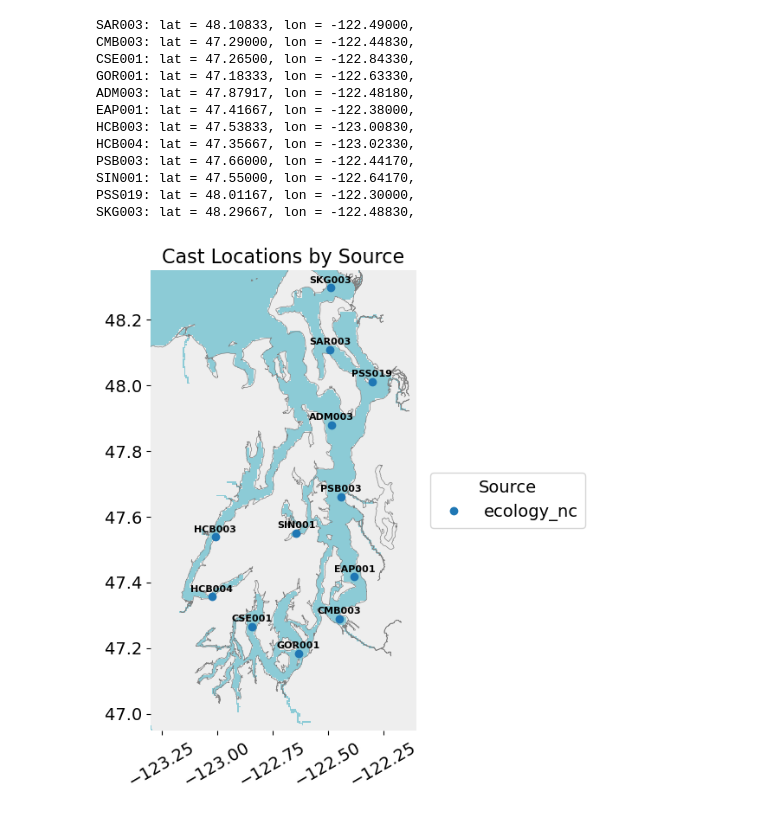
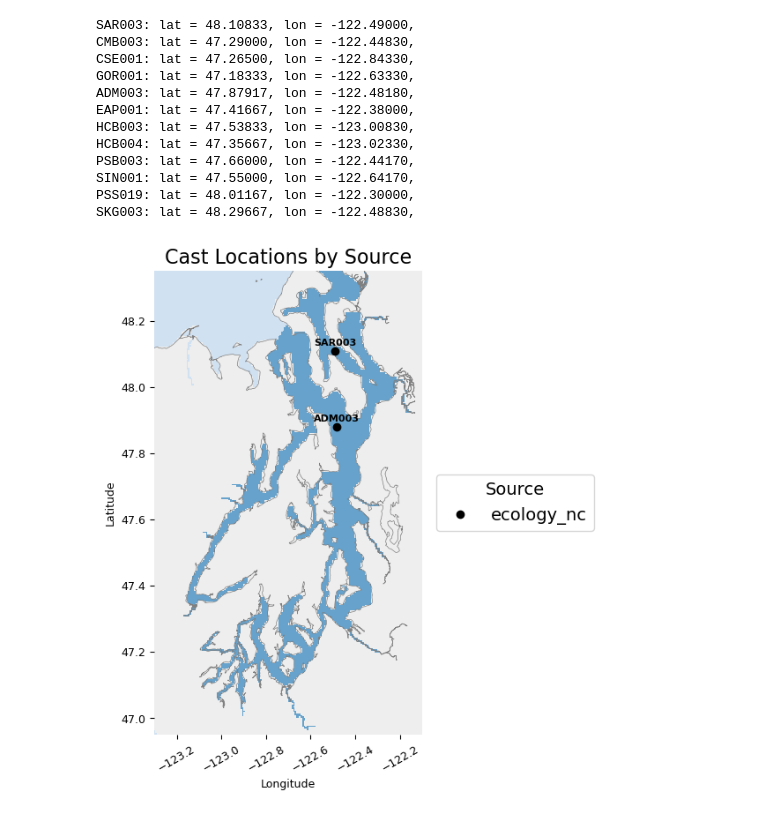
Before and after one commit to tiabottger/LO_user, a Jupyter notebook: intermodel_comparison/obs_locations.ipynb, the cells around one changed output. Drawn from its saved outputs; the diff is of its cells as text; code cells hidden in the pictures.

Commit message:
create plotting script for map figures

```diff
--- a/intermodel_comparison/obs_locations.ipynb
+++ b/intermodel_comparison/obs_locations.ipynb
@@ -541,11 +541,36 @@ PSS019: lat = 48.01167, lon = -122.30000,
 SKG003: lat = 48.29667, lon = -122.48830,
 # %%
 # plot specific stations on map
-station_names = ["SAR003", "PSS019", "SKG003","HCB004", "HCB003", "ADM003", "CMB003", "GOR001", "CSE001", "EAP001", "SIN001", "PSB003"]
+# station_names = ["SAR003", "PSS019", "SKG003","HCB004", "HCB003", "ADM003", "CMB003", "GOR001", "CSE001", "EAP001", "SIN001", "PSB003"]
 # station_names = ["SAR003", "HCB003", "ADM003", "CSE001"]
+station_names = ["SAR003", "ADM003"]
 
 # Filter stn_df to selected stations only
 stn_df = stn_df[stn_df['name'].isin(station_names)]
+
+# --- Load Puget Sound basin mask ---
+mask_fn = '../obsmod/basin_masks_from_pugetsoundDObox.nc'
+ds_mask = xr.open_dataset(mask_fn)
+
+ps_mask = ds_mask['mask_pugetsound'].values
+ps_lon = ds_mask["lon_rho"].values
+ps_lat = ds_mask["lat_rho"].values
+
+# Convert mask to 1 / NaN
+ps_mask = np.where(ps_mask > 0, 1, np.nan)
+
+# Make plotting corner coordinates from the mask grid, not LO grid
+ps_plon, ps_plat = pfun.get_plon_plat(ps_lon, ps_lat)
+
+# --- filter stations to only those in Puget Sound ---
+# Flatten the mask grid
+mask_lon = ds_mask["lon_rho"].values.ravel()
+mask_lat = ds_mask["lat_rho"].values.ravel()
+mask_vals = ds_mask['mask_pugetsound'].values.ravel()
+
+# Build nearest-neighbor search tree
+tree = cKDTree(np.column_stack((mask_lon, mask_lat)))
+
 
 # create map
 
@@ -588,43 +613,53 @@ ax.add_patch(Rectangle((lon_low, lat_low),
                        lat_high-lat_low,
                        facecolor='#EEEEEE'))
 
+# Water background
 plt.pcolormesh(plon, plat, zm,
                vmin=-5, vmax=0,
-               cmap=cmocean.cm.ice)
+               cmap=plt.cm.Blues_r)
+
+# Highlight Puget Sound mask
+ps_cmap = ListedColormap(['#1F78B4'])
+ax.pcolormesh(ps_plon, ps_plat, ps_mask,
+              cmap=ps_cmap,
+              alpha=0.6,
+              zorder=2)
 
 pfun.add_coast(ax, color='gray')
 ax.axis([lon_low, lon_high, lat_low, lat_high])
 pfun.dar(ax)
 
 # --- plot stations by source ---
 for src in sources:
     sub = stn_df[stn_df['source'] == src]
 
     ax.plot(sub['lon'], sub['lat'],
             linestyle='none',
             marker='o',
-            color=colors[src],
+            # color='colors[src]',
+            color = 'k',
             label=src)
 
     # labels
     for _, row in sub.iterrows():
         ax.text(row['lon'], row['lat'] + 0.01,
                 row['name'],
                 va='bottom', ha='center',
                 fontsize=8, fontweight='bold')
 
 ax.legend(title='Source', loc='center left', bbox_to_anchor=(1.02, 0.5))
 
-ax.set_xlabel('')
-ax.set_ylabel('')
+ax.set_xlabel('Longitude', fontsize=9)
+ax.set_ylabel('Latitude', fontsize= 9)
+ax.tick_params(axis='both', which='major', labelsize=9)
 plt.xticks(rotation=30)
 
 for border in ['top','right','bottom','left']:
     ax.spines[border].set_visible(False)
 
 plt.title('Cast Locations by Source', fontsize=16)
 fig.tight_layout()
 plt.show()
 #plt.savefig(out_dir / 'cast_locations_by_source.png', bbox_inches='tight')
 # %% [output]
-[figure, old version]
+[figure, new version]
```
Also changed, not shown: parts of 3 cells of this notebook, 4 other files.
